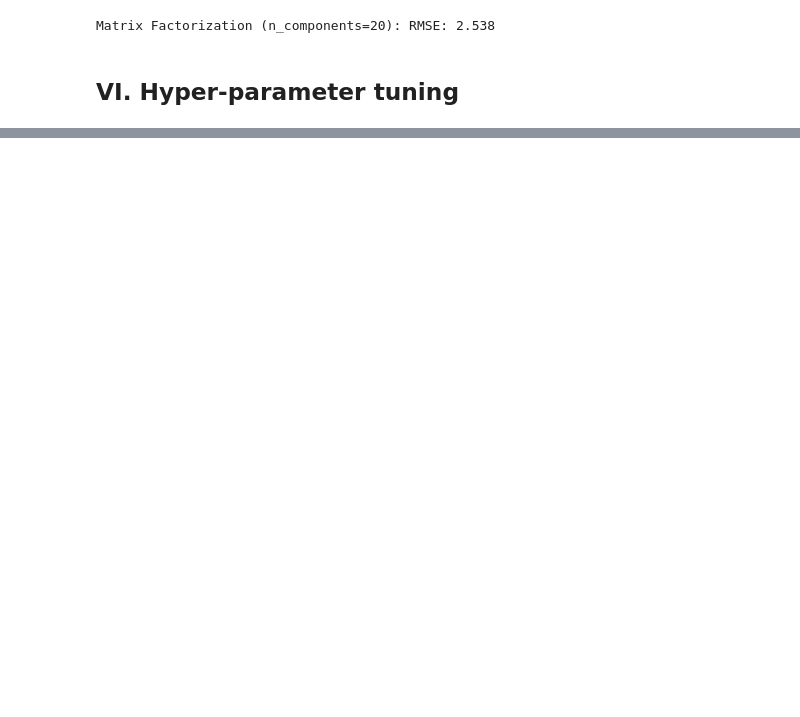
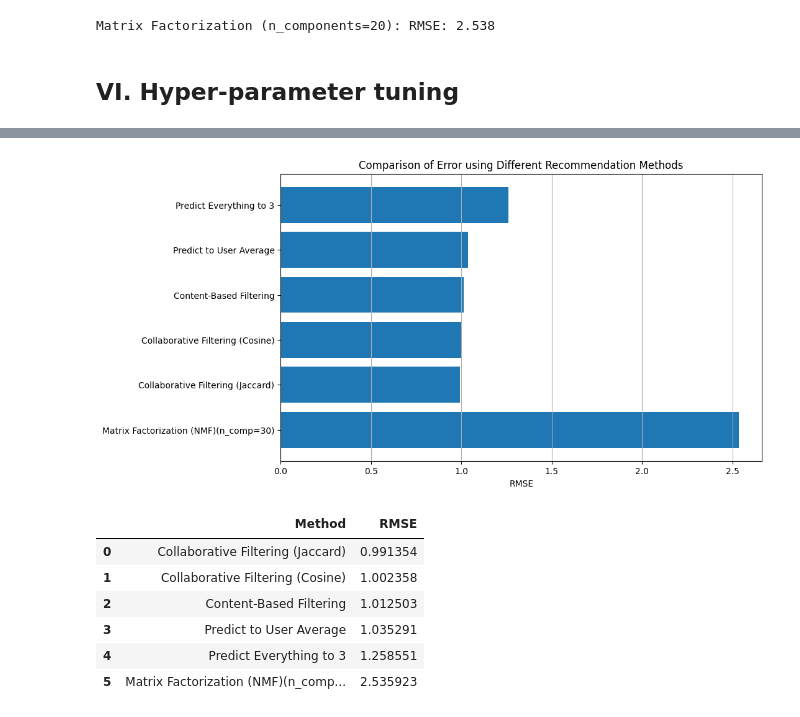
Before and after one commit to alme9155/csca-5632, a Jupyter notebook: movie-lens-1m-nmf.ipynb, the cells around one changed output, grey strips where cells are left out. Drawn from its saved outputs; the diff is of its cells as text; code cells hidden in the pictures; blank space fills up the shorter version.

Commit message:
Kaggle Notebook | MovieRecommender System with matrix factorization | Version 12

```diff
--- a/movie-lens-1m-nmf.ipynb
+++ b/movie-lens-1m-nmf.ipynb
@@ -601,0 +495,43 @@ sample_data = Data(sample_MV_users, sample_MV_movies, sample_train, sample_test)
+# %%
+# show comparison of RMSE vs Methods.
+methods = [
+    'Predict Everything to 3',
+    'Predict to User Average',
+    'Content-Based Filtering',
+    'Collaborative Filtering (Cosine)',
+    'Collaborative Filtering (Jaccard)',
+    f"Matrix Factorization (NMF)(n_comp={best_nmf_comp})"
+]
+
+rmse_values = [
+    rmse_everything_to_3,
+    rmse_to_user_average,
+    rmse_content_based,
+    rmse_cosine,
+    rmse_jasim,
+    best_nmf_rmse
+]
+rmse_df = pd.DataFrame({
+    'Method': methods,
+    'RMSE': rmse_values
+})
+rmse_df_sorted = rmse_df.sort_values('RMSE').reset_index(drop=True)
+
+plt.figure(figsize=(10,6))
+plt.barh(methods, rmse_values)
+plt.xlabel('RMSE')
+plt.title('Comparison of Error using Different Recommendation Methods')
+plt.gca().invert_yaxis()
+plt.grid(axis='x')
+plt.show()
+
+display(rmse_df_sorted)
+# %% [output]
+[figure, added]
+|  | Method | RMSE |
+| 0 | Collaborative Filtering (Jaccard) | 0.991354 |
+| 1 | Collaborative Filtering (Cosine) | 1.002358 |
+| 2 | Content-Based Filtering | 1.012503 |
+| 3 | Predict to User Average | 1.035291 |
+| 4 | Predict Everything to 3 | 1.258551 |
+| 5 | Matrix Factorization (NMF)(n_comp... | 2.535923 |
```
Also changed, not shown: parts of 13 cells of this notebook.
